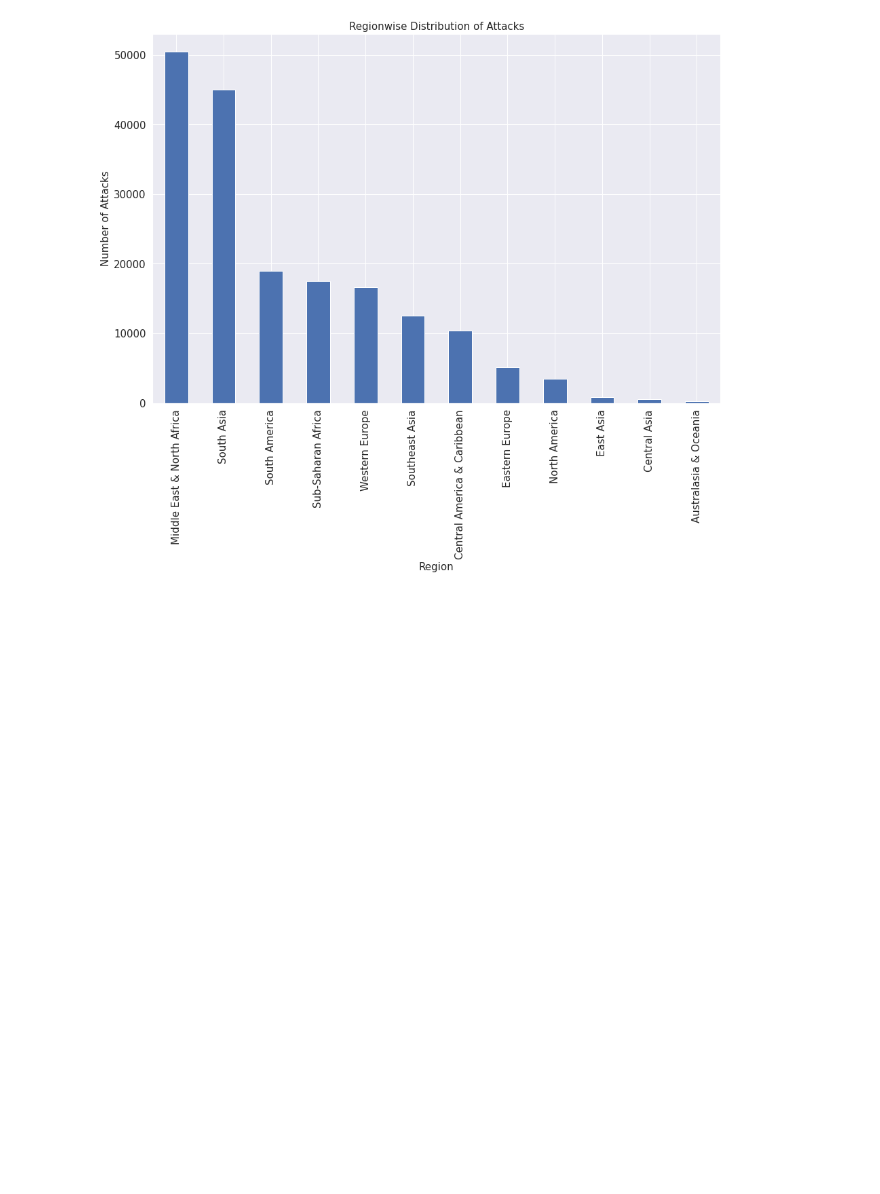
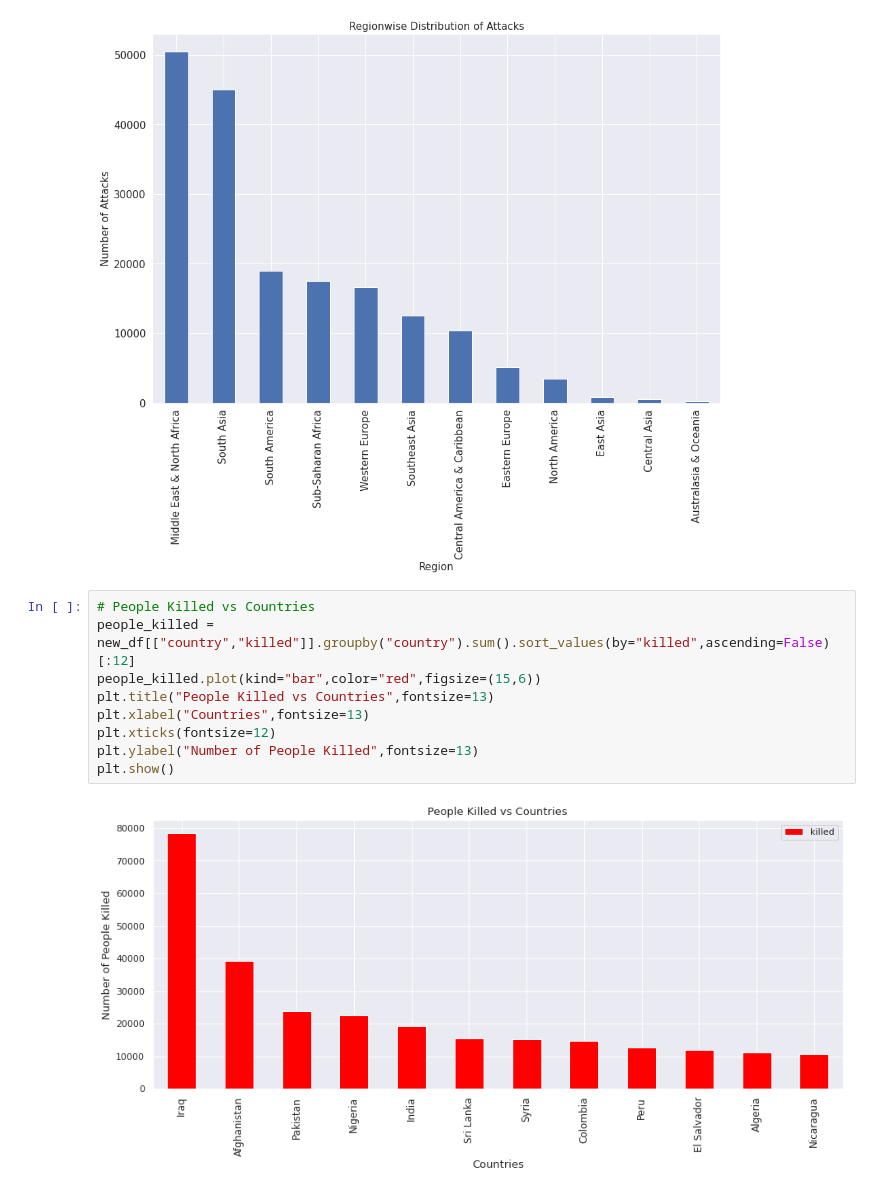
Before and after one commit to HarshJain41/Global-Terrorism-Data-Analysis, a Jupyter notebook: Harsh_Jain_Global_Terrorism_Analysis_Capstone_Project.ipynb, the cells around one changed output. Cells and saved outputs as stored; diff of their text form; blank space fills up the shorter version.

```diff
--- a/Harsh_Jain_Global_Terrorism_Analysis_Capstone_Project.ipynb
+++ b/Harsh_Jain_Global_Terrorism_Analysis_Capstone_Project.ipynb
@@ -329,3 +352,14 @@ plt.ylabel('Number of Attacks', fontsize = 15)
 plt.show()
 # %% [output]
 [figure]
+# %%
+# People Killed vs Countries
+people_killed = new_df[["country","killed"]].groupby("country").sum().sort_values(by="killed",ascending=False)[:12]
+people_killed.plot(kind="bar",color="red",figsize=(15,6))
+plt.title("People Killed vs Countries",fontsize=13)
+plt.xlabel("Countries",fontsize=13)
+plt.xticks(fontsize=12)
+plt.ylabel("Number of People Killed",fontsize=13)
+plt.show()
+# %% [output]
+[figure, added]
```
Also changed, not shown: parts of 18 cells of this notebook.
